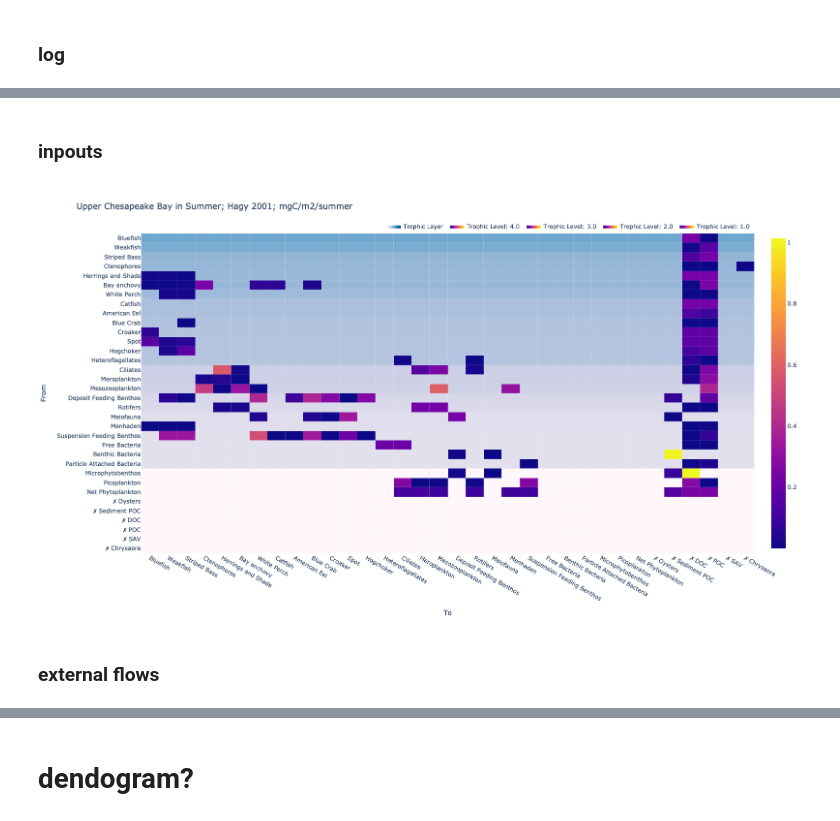
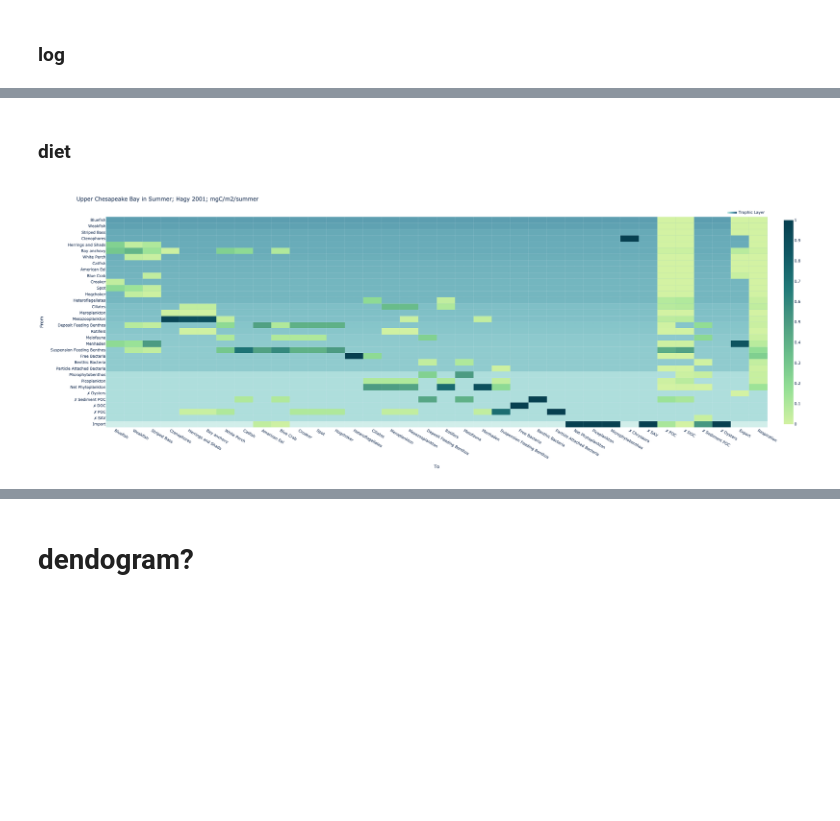
Before and after one commit to ibs-pan/foodwebviz, a Jupyter notebook: 02_heatmaps.ipynb, the cells around one changed output, grey strips where cells are left out. Cells and saved outputs as stored; diff of their text form; code cells hidden in the pictures; blank space fills up the shorter version.

```diff
--- a/02_heatmaps.ipynb
+++ b/02_heatmaps.ipynb
@@ -208,8 +141,6 @@ show_heatmap(food_webs[0], normalization='log', show_trophic_layer=True, add_ext
 # %% [markdown]
-### inpouts
+### diet
 # %%
-show_heatmap(food_webs[0], normalization='inputs', show_trophic_layer=True, add_external_flows=False)
+show_heatmap(food_webs[0], normalization='diet', show_trophic_layer=True, add_external_flows=True)
 # %% [output]
-[figure, old version]
+[figure, new version]
-# %% [markdown]
-### external flows
```
Also changed, not shown: parts of 15 cells of this notebook, 10 other files.
